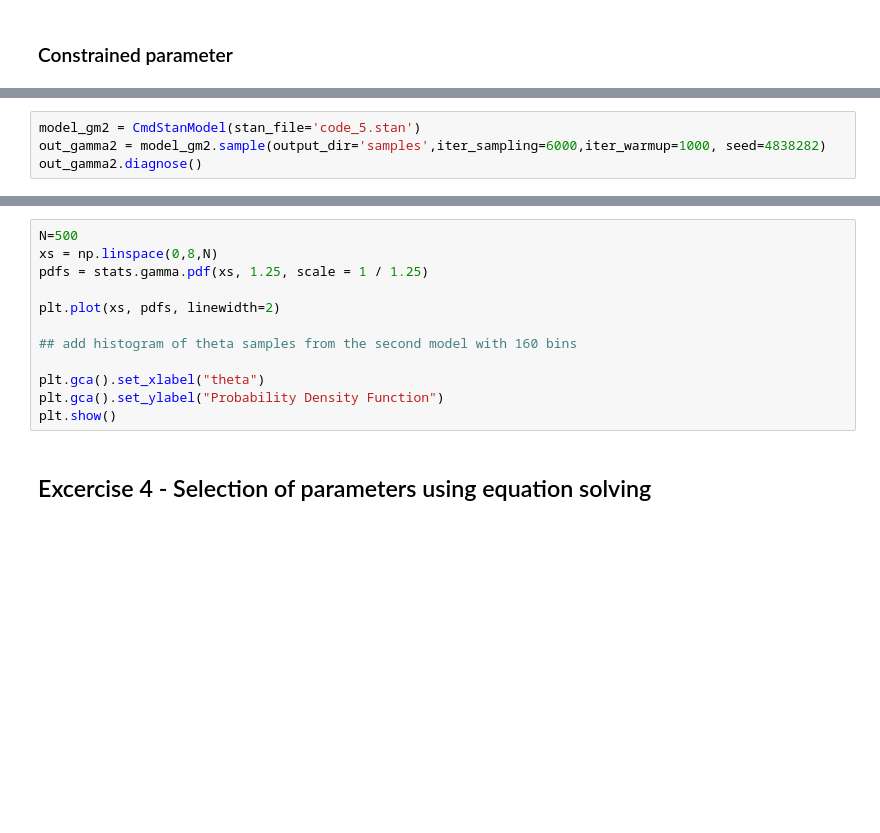
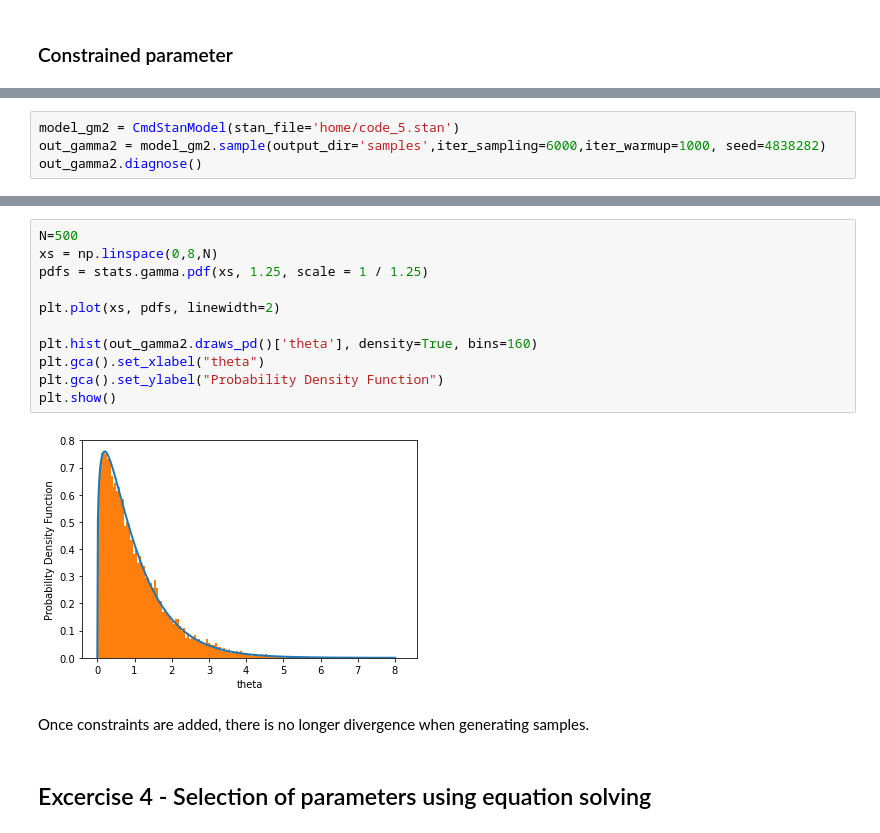
Before and after one commit to andrzejjnk/DataAnalytics2024, a Jupyter notebook: lab2.ipynb, the cells around one changed output, grey strips where cells are left out. Saved outputs shown, nothing was run; the diff lists cells and outputs as text; blank space fills up the shorter version.

```diff
--- a/lab2.ipynb
+++ b/lab2.ipynb
@@ -71,4 +328,4 @@ plt.show()
 # %%
-model_gm2 = CmdStanModel(stan_file='code_5.stan')
+model_gm2 = CmdStanModel(stan_file='home/code_5.stan')
 out_gamma2 = model_gm2.sample(output_dir='samples',iter_sampling=6000,iter_warmup=1000, seed=4838282)
 out_gamma2.diagnose()
@@ -75,14 +351,17 @@ out_gamma2.diagnose()
 # %%
 N=500
 xs = np.linspace(0,8,N)
 pdfs = stats.gamma.pdf(xs, 1.25, scale = 1 / 1.25)
 
 plt.plot(xs, pdfs, linewidth=2)
 
-## add histogram of theta samples from the second model with 160 bins
-
+plt.hist(out_gamma2.draws_pd()['theta'], density=True, bins=160)
 plt.gca().set_xlabel("theta")
 plt.gca().set_ylabel("Probability Density Function")
 plt.show()
+# %% [output]
+[figure, added]
+# %% [markdown]
+Once constraints are added, there is no longer divergence when generating samples.
 # %% [markdown]
 ## Excercise 4 -  Selection of parameters using equation solving
```
Also changed, not shown: parts of 40 cells of this notebook.
